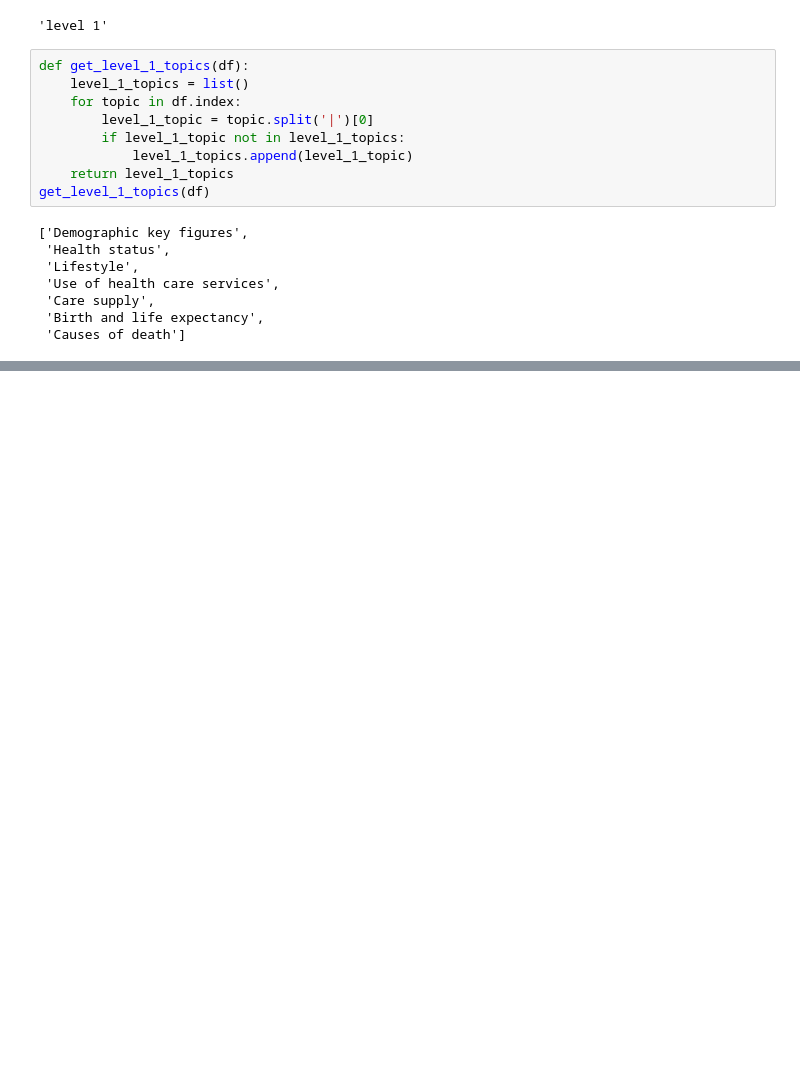
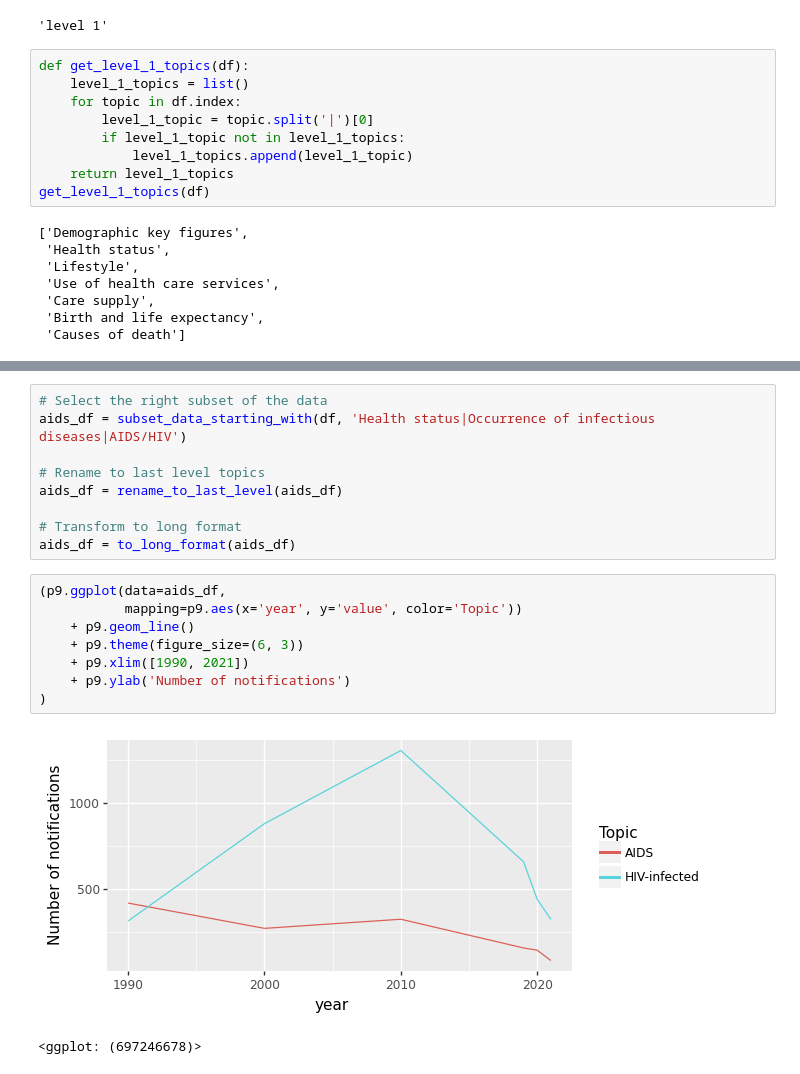
Before and after one commit to esciencecenter-digital-skills/2023-01-25-ds-python-rivm, a Jupyter notebook: files/solutions-post-workshop-exercise.ipynb, the cells around one changed output, grey strips where cells are left out. Saved outputs shown, nothing was run; the diff lists cells and outputs as text; blank space fills up the shorter version.

```diff
--- a/files/solutions-post-workshop-exercise.ipynb
+++ b/files/solutions-post-workshop-exercise.ipynb
@@ -190,0 +225,20 @@ Other questions:
+# %%
+# Select the right subset of the data
+aids_df = subset_data_starting_with(df, 'Health status|Occurrence of infectious diseases|AIDS/HIV')
+
+# Rename to last level topics
+aids_df = rename_to_last_level(aids_df)
+
+# Transform to long format
+aids_df = to_long_format(aids_df)
+# %%
+(p9.ggplot(data=aids_df,
+           mapping=p9.aes(x='year', y='value', color='Topic'))
+    + p9.geom_line()
+    + p9.theme(figure_size=(6, 3))
+    + p9.xlim([1990, 2021])
+    + p9.ylab('Number of notifications')
+)
+# %% [output]
+[figure, added]
+<ggplot: (697246678)>
```
Also changed, not shown: parts of 26 cells of this notebook.
